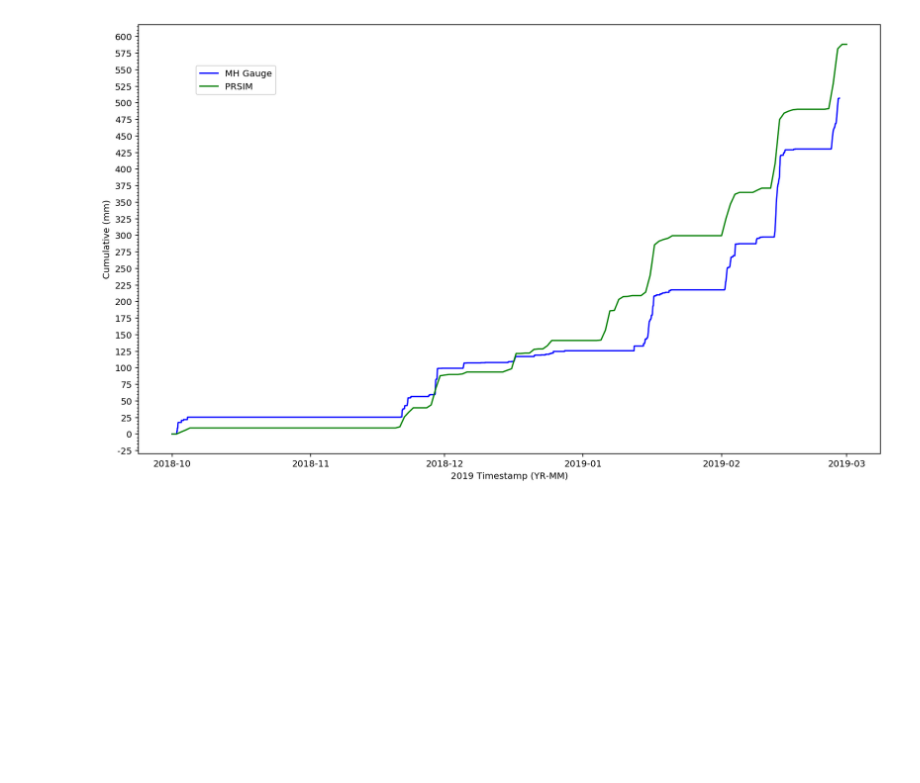
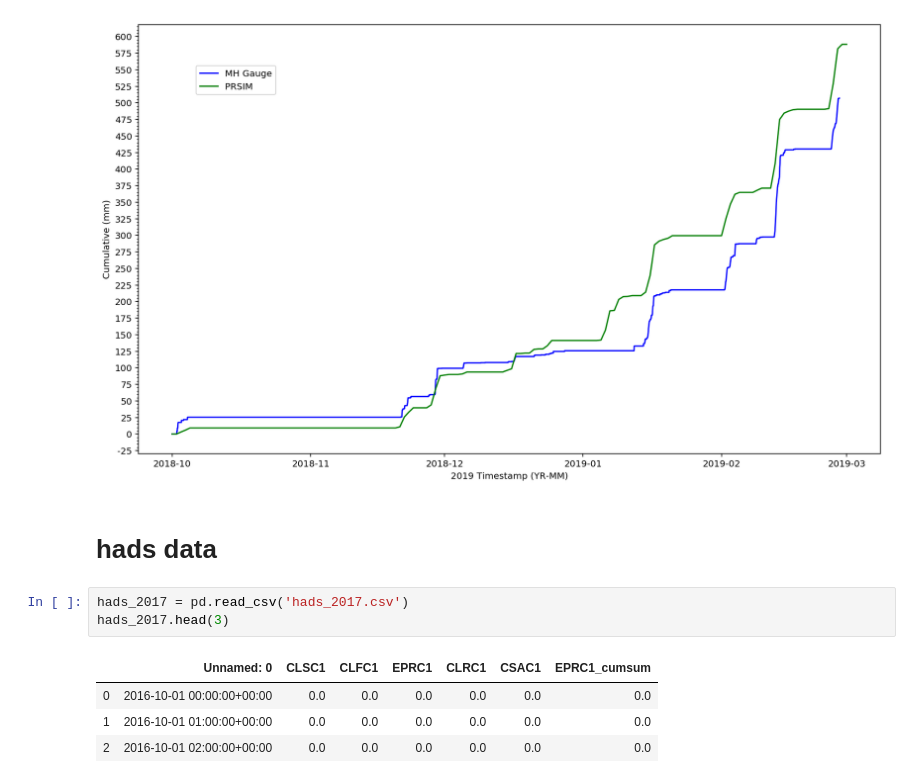
Before and after one commit to marynsanders/surfProject, a Jupyter notebook: rainfall/2019_Rainfall.ipynb, the cells around one changed output. Drawn from its saved outputs; the diff is of its cells as text; blank space fills up the shorter version.

```diff
--- a/rainfall/2019_Rainfall.ipynb
+++ b/rainfall/2019_Rainfall.ipynb
@@ -466,3 +462,13 @@ fig.set_size_inches(14.75, 8.75)
 fig.savefig('figures/data_comparison.pdf', bbox_inches='tight')
 # %% [output]
 [figure]
+# %% [markdown]
+# hads data
+# %%
+hads_2017 = pd.read_csv('hads_2017.csv')
+hads_2017.head(3)
+# %% [output]
+|  | Unnamed: 0 | CLSC1 | CLFC1 | EPRC1 | CLRC1 | CSAC1 | EPRC1_cumsum |
+| 0 | 2016-10-01 00:00:00+00:00 | 0.0 | 0.0 | 0.0 | 0.0 | 0.0 | 0.0 |
+| 1 | 2016-10-01 01:00:00+00:00 | 0.0 | 0.0 | 0.0 | 0.0 | 0.0 | 0.0 |
+| 2 | 2016-10-01 02:00:00+00:00 | 0.0 | 0.0 | 0.0 | 0.0 | 0.0 | 0.0 |
```
Also changed, not shown: parts of 9 cells of this notebook, 6 other files.
